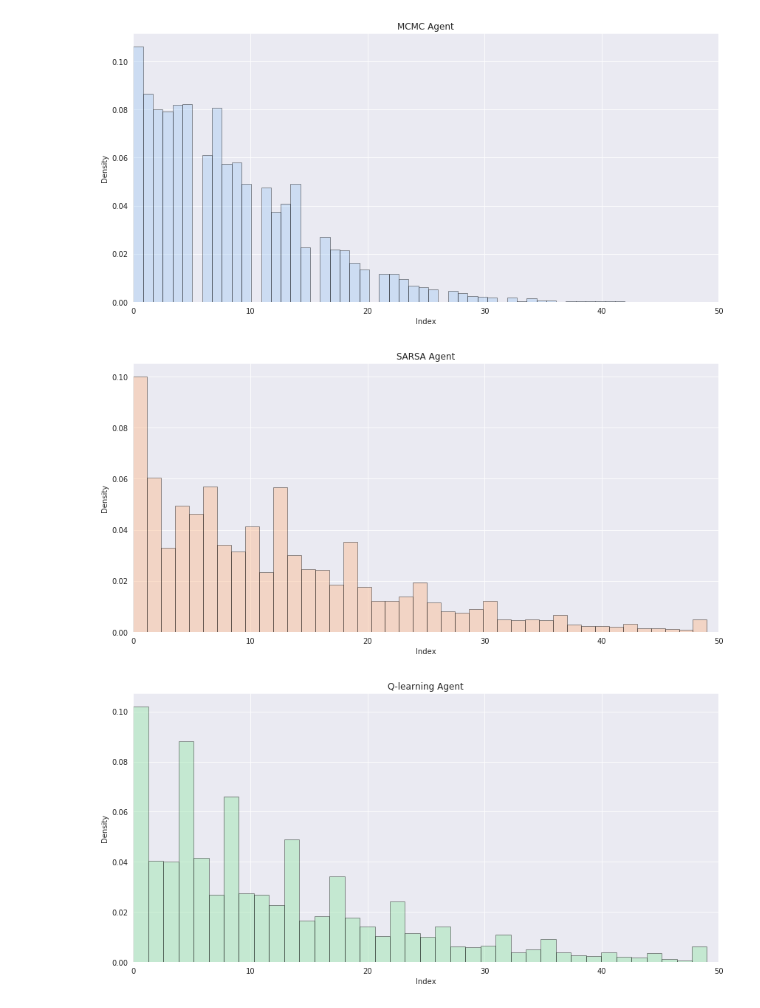
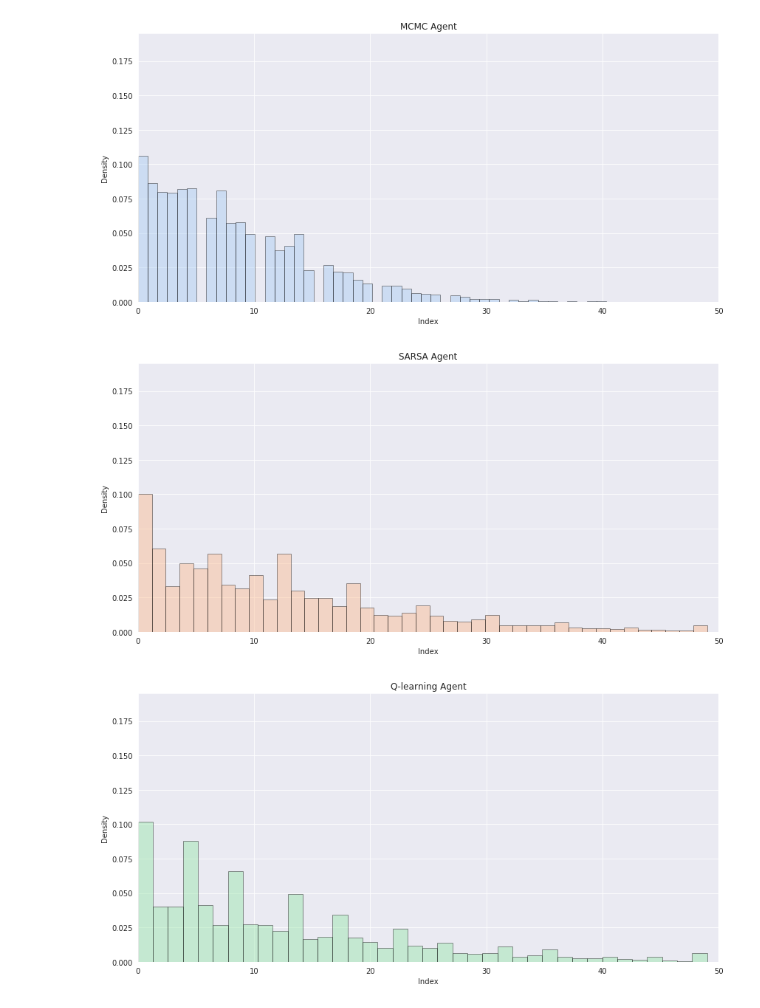
Before and after one commit to EricaHD/GettingGoodAtGoogol, a Jupyter notebook: visualizeResults.ipynb, the cells around one changed output. Saved outputs shown, nothing was run; the diff lists cells and outputs as text; code cells hidden in the pictures.

```diff
--- a/visualizeResults.ipynb
+++ b/visualizeResults.ipynb
@@ -44,21 +44,22 @@ agent_names = ["MCMC", "SARSA", "Q-learning", "Deep Q-learning", "Optimal"]
 # %%
 
 #fig.suptitle('Final Index Over 10,000 Evaluation Games', y=1.02, fontsize=20)
 
 for i, col in enumerate(res_df):
     fig = plt.figure(figsize=(12,6))
     sns.distplot(res_df[col], hist=True, kde=False, norm_hist=True,
                  color=current_palette[i],
                  hist_kws={'edgecolor':'black'},
                  label=agent_names[i],
                  axlabel='Index')
+    plt.ylim((0, .195))
     plt.xlim((0, 50))
     plt.xlabel("Index")
     plt.ylabel("Density")
     plt.title("{} Agent".format(agent_names[i]))
     fig.tight_layout()
     fig.savefig("viz/hist/{}_agent.png".format(col.split("_")[0]))
 # %% [output]
-[figure, old version]
+[figure, new version]
-[figure, old version]
+[figure, new version]
-[figure, old version]
+[figure, new version]
```
Also changed, not shown: parts of 7 cells of this notebook, 15 other files.
